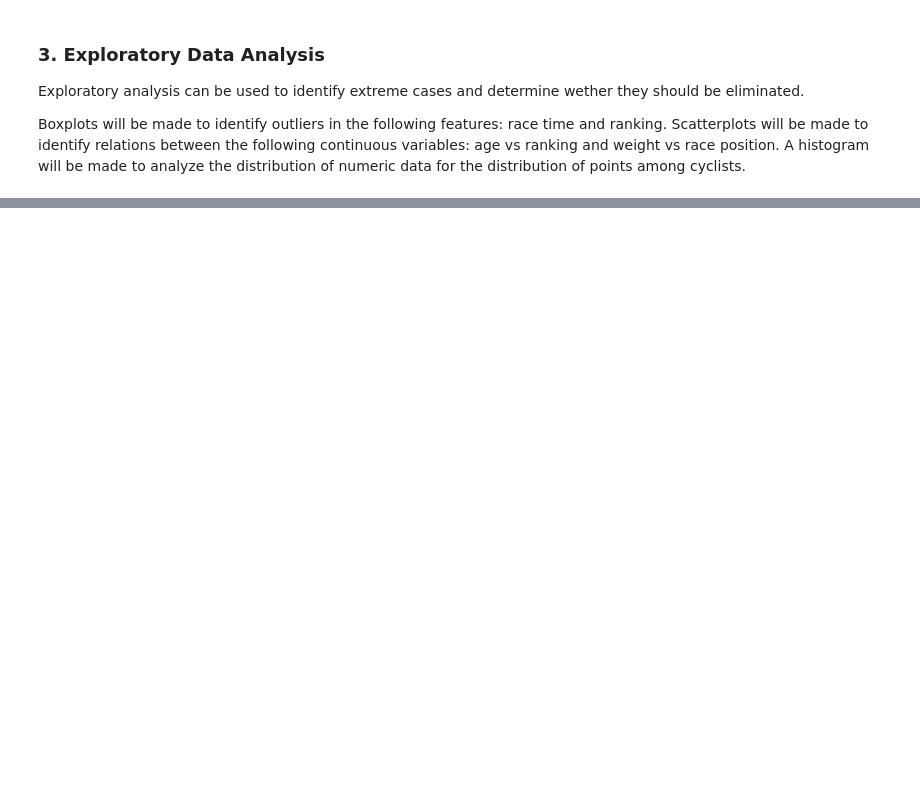
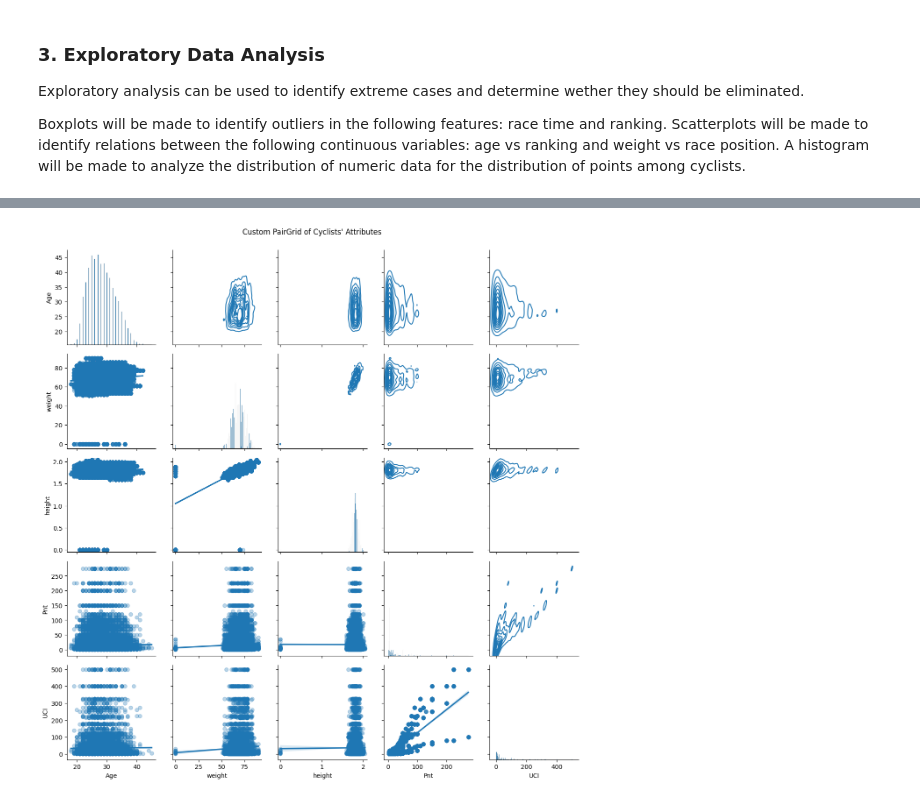
Before and after one commit to thmaz/DatSci_PI7-1, a Jupyter notebook: main.ipynb, the cells around one changed output, grey strips where cells are left out. Drawn from its saved outputs; the diff is of its cells as text; code cells hidden in the pictures; blank space fills up the shorter version.

```diff
--- a/main.ipynb
+++ b/main.ipynb
@@ -200,0 +202,14 @@ plt.show()
+# %%
+g = sns.PairGrid(df[relevant_columns], palette="tab20")
+
+# Use scatter plots in the lower triangle, KDE on the upper triangle, and histograms on the diagonal
+g.map_lower(sns.regplot, scatter_kws={'alpha': 0.3})  # Regression plots in the lower triangle
+g.map_upper(sns.kdeplot)  # KDE plots in the upper triangle
+g.map_diag(sns.histplot, kde_kws={'color': 'black'})  # Histograms on the diagonal
+
+# Show the plot with legends
+g.add_legend()
+plt.suptitle("Custom PairGrid of Cyclists' Attributes", y=1.02)
+plt.show()
+# %% [output]
+[figure, added]
```
Also changed, not shown: parts of 8 cells of this notebook.
